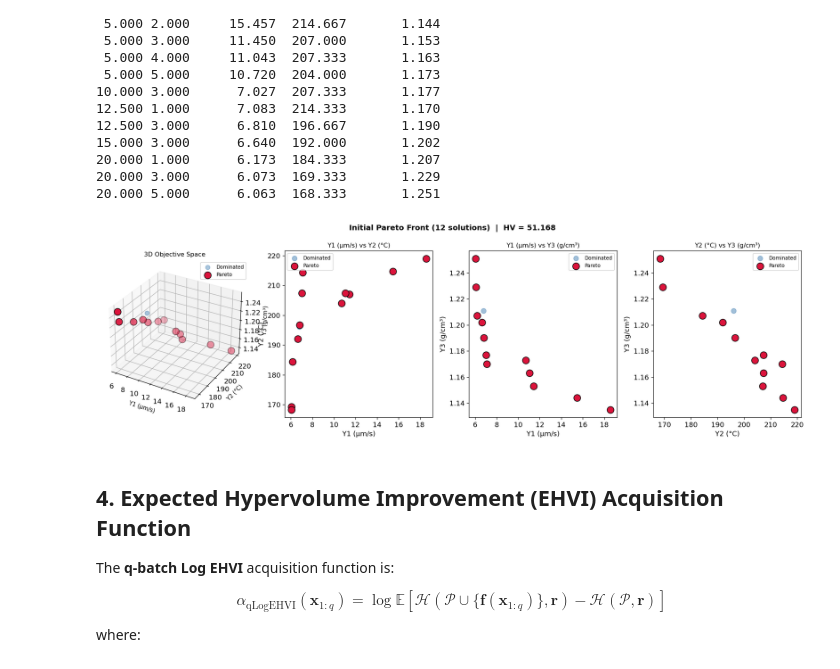
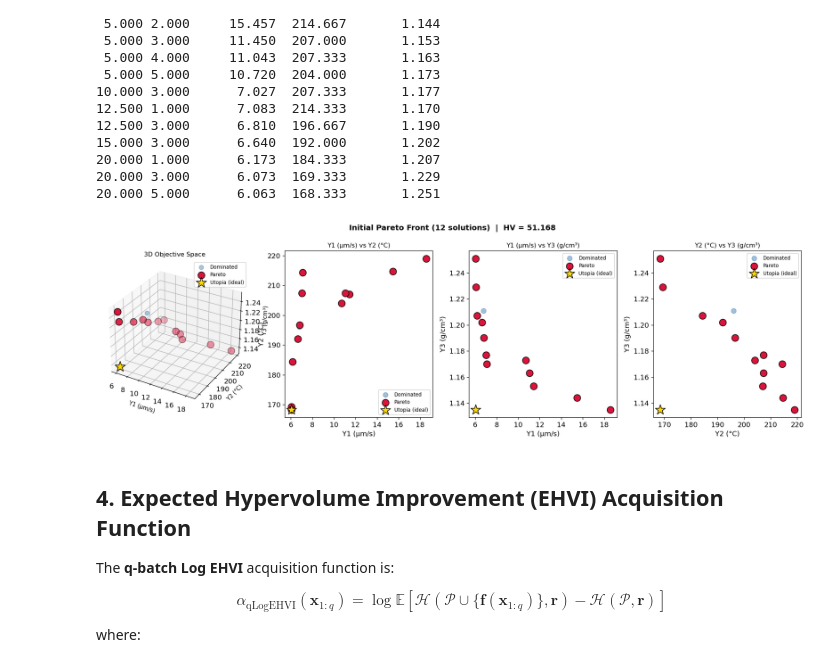
Before and after one commit to Chris1504-fdz/ablation_zone_study, a Jupyter notebook: notebooks/mobo_analysis_v2.ipynb, the cells around one changed output. Drawn from its saved outputs; the diff is of its cells as text; code cells hidden in the pictures.

```diff
--- a/notebooks/mobo_analysis_v2.ipynb
+++ b/notebooks/mobo_analysis_v2.ipynb
@@ -73,6 +80,21 @@ for each unique (X1, X2) condition, exactly as in v1.
 # %%
 # ── Load replicate data from Excel ───────────────────────────────────────────
 DATA_FILE = '../data/ablation_data.xlsx'
+
+# BO campaign samples present in the spreadsheet: iteration → [(X1, X2), ...].
+# Every other row is the initial DOE (iteration 0). Sections 1–9 train on the
+# initial DOE only, so the Jul 10, 2026 recommendation is reproduced on every run.
+ITERATION_SAMPLES = {
+    1: [(19.6, 2.0)],   # proposed Jul 10, 2026 · tested Jul 20, 2026
+    2: [(17.4, 1.0)],   # proposed Aug 12, 2026 (v3) · tested Aug 26, 2026
+}
+
+def iteration_of(x1, x2):
+    """Campaign iteration a condition belongs to (0 = initial DOE)."""
+    for it, conds in ITERATION_SAMPLES.items():
+        if any(np.isclose(x1, a) and np.isclose(x2, b) for a, b in conds):
+            return it
+    return 0
 
 def find_col(columns, keyword):
     """Return the unique column whose name contains `keyword` (case-insensitive)."""
@@ -88,11 +110,16 @@ col_map = {
     find_col(df_xlsx.columns, 'backside'):     'Y2',
     find_col(df_xlsx.columns, 'density'):      'Y3',
 }
-df = df_xlsx.rename(columns=col_map)[['X1', 'X2', 'Y1', 'Y2', 'Y3']].astype(float)
+df_full = df_xlsx.rename(columns=col_map)[['X1', 'X2', 'Y1', 'Y2', 'Y3']].astype(float)
+df_full.insert(0, 'Iteration', [iteration_of(r.X1, r.X2) for r in df_full.itertuples()])
+print(f"Loaded {len(df_full)} measurements from {DATA_FILE}")
+print(f"Rows per campaign iteration (0 = initial DOE): {df_full.groupby('Iteration').size().to_dict()}")
 
+# Initial DOE (iteration 0) — the training set for Sections 1–9
+df = df_full[df_full.Iteration == 0].drop(columns='Iteration').reset_index(drop=True)
 rep_counts = df.groupby(['X1', 'X2']).size()
-print(f"Loaded {len(df)} measurements from {DATA_FILE}")
-print(f"Unique conditions: {len(rep_counts)} | replicates per condition: {sorted(rep_counts.unique())}")
+print(f"Initial DOE: {len(df)} measurements | {len(rep_counts)} conditions | "
+      f"replicates per condition: {sorted(rep_counts.unique())}")
 
 # Per-condition means
 df_mean = df.groupby(['X1','X2'])[['Y1','Y2','Y3']].mean().reset_index()
@@ -286,34 +314,39 @@ Pareto-optimal conditions (original scale):
 # %%
 # 3D and 2D pairwise Pareto plots
 fig = plt.figure(figsize=(16, 5))
 
 # ── 3D scatter ───────────────────────────────────────────────────────────────
 ax3d = fig.add_subplot(141, projection='3d')
 non_pareto = ~pareto_mask_init.numpy()
+utopia = Y_np.min(axis=0)   # ideal point: best attained value per objective
 ax3d.scatter(Y_np[non_pareto, 0], Y_np[non_pareto, 1], Y_np[non_pareto, 2],
              c='steelblue', alpha=0.45, s=50, label='Dominated')
 ax3d.scatter(Y_pareto_orig[:, 0], Y_pareto_orig[:, 1], Y_pareto_orig[:, 2],
              c='crimson', s=120, edgecolors='k', label='Pareto', zorder=5)
+ax3d.scatter(utopia[0], utopia[1], utopia[2], c='gold', marker='*', s=300,
+             edgecolors='k', label='Utopia (ideal)', zorder=6)
 ax3d.set_xlabel('Y1 (µm/s)', fontsize=9); ax3d.set_ylabel('Y2 (°C)', fontsize=9)
 ax3d.set_zlabel('Y3 (g/cm³)', fontsize=9)
 ax3d.set_title('3D Objective Space', fontsize=10)
 ax3d.legend(fontsize=8)
 
 # ── 2D pairwise ──────────────────────────────────────────────────────────────
 pairs = [(0,1,'Y1 (µm/s)','Y2 (°C)'), (0,2,'Y1 (µm/s)','Y3 (g/cm³)'), (1,2,'Y2 (°C)','Y3 (g/cm³)')]
 for ax_idx, (i, j, xi, xj) in enumerate(pairs):
     ax = fig.add_subplot(1, 4, ax_idx + 2)
     ax.scatter(Y_np[non_pareto, i], Y_np[non_pareto, j], c='steelblue', alpha=0.5, s=60, label='Dominated')
     ax.scatter(Y_pareto_orig[:, i], Y_pareto_orig[:, j], c='crimson', s=120, edgecolors='k', label='Pareto', zorder=5)
+    ax.scatter(utopia[i], utopia[j], c='gold', marker='*', s=280, edgecolors='k',
+               label='Utopia (ideal)', zorder=6)
     ax.set_xlabel(xi); ax.set_ylabel(xj)
     ax.set_title(f'{xi} vs {xj}', fontsize=10)
     ax.legend(fontsize=8)
 
 plt.suptitle(f'Initial Pareto Front ({pareto_mask_init.sum().item()} solutions)  |  HV = {hv_init:.3f}',
              fontsize=12, fontweight='bold')
 plt.tight_layout(); plt.show()
 # %% [output]
-[figure, old version]
+[figure, new version]
 # %% [markdown]
 ## 4. Expected Hypervolume Improvement (EHVI) Acquisition Function
 
```
Also changed, not shown: parts of 7 cells of this notebook, 27 other files.
